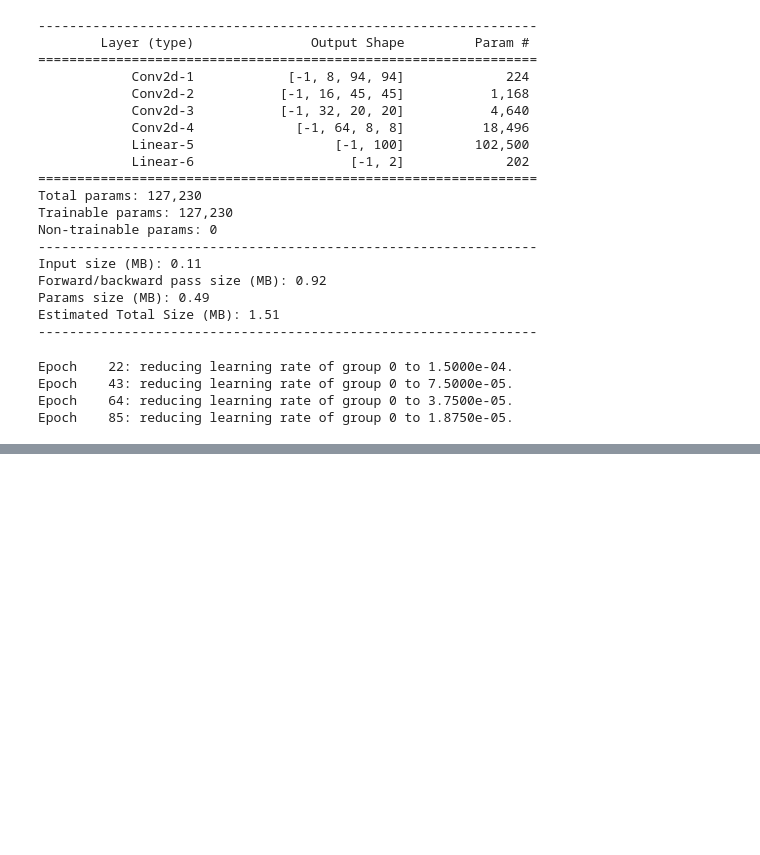
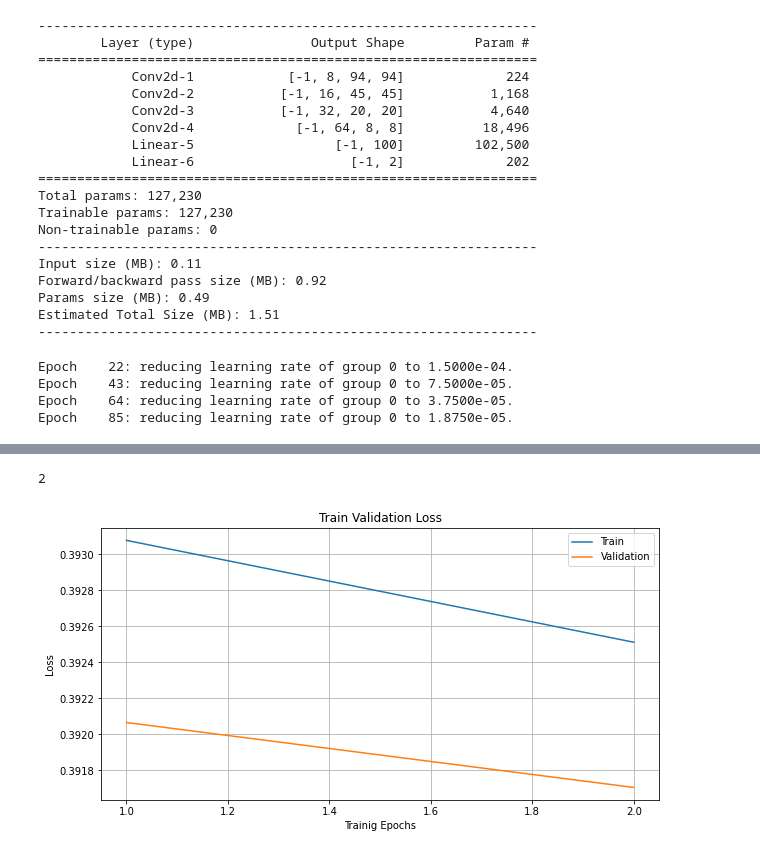
Before and after one commit to mralamdari/Binary-Classification-Pytorch, a Jupyter notebook: Binary_Classification_Pytorch.ipynb, the cells around one changed output, grey strips where cells are left out. Saved outputs shown, nothing was run; the diff lists cells and outputs as text; code cells hidden in the pictures; blank space fills up the shorter version.

```diff
--- a/Binary_Classification_Pytorch.ipynb
+++ b/Binary_Classification_Pytorch.ipynb
@@ -144,6 +144,20 @@ val_dl = torch.utils.data.DataLoader(val_ds,
                                      shuffle=False)
 # %% [markdown]
 #2.Model
+# %%
+def plot_history(history, loss=True):
+
+  num_epochs = len(history['train'])
+  print(num_epochs)
+  title = 'Loss' if loss else 'Accuracy'
+  plt.title(f'Train Validation {title}')
+  plt.plot(range(1, num_epochs+1), history['train'], label='Train')
+  plt.plot(range(1, num_epochs+1), history['val'], label='Validation')
+  plt.xlabel('Trainig Epochs')
+  plt.ylabel(title)
+  plt.legend()
+  plt.grid()
+  plt.show()
 # %%
 def accuracy(labels, out):
   return np.sum(labels==out)/len(labels)
@@ -325,13 +339,16 @@ Epoch    43: reducing learning rate of group 0 to 7.5000e-05.
 Epoch    64: reducing learning rate of group 0 to 3.7500e-05.
 Epoch    85: reducing learning rate of group 0 to 1.8750e-05.
 # %%
+# os.mkdir('/content/models')
 params_train = {
-    'num_epochs': 10,
+    'num_epochs': 2,
     'optimizer': opt,
     'loss_func': loss_func,
     'train_dl': train_dl,
     'val_dl': val_dl,
     'sanity_check' : False,
     'lr_scheduler': lr_scheduler,
-    'path2weights': './models/weights.pt'
+    'path2weights': '/content/models/weights.pt'
 }
+# %%
+model, loss_history, accuracy_history = train_val(model, params_train)
@@ -337,0 +364,5 @@ params_train = {
+# %%
+plot_history(loss_history)
+# %% [output]
+2
+[figure, added]
```
Also changed, not shown: parts of 4 cells of this notebook.
